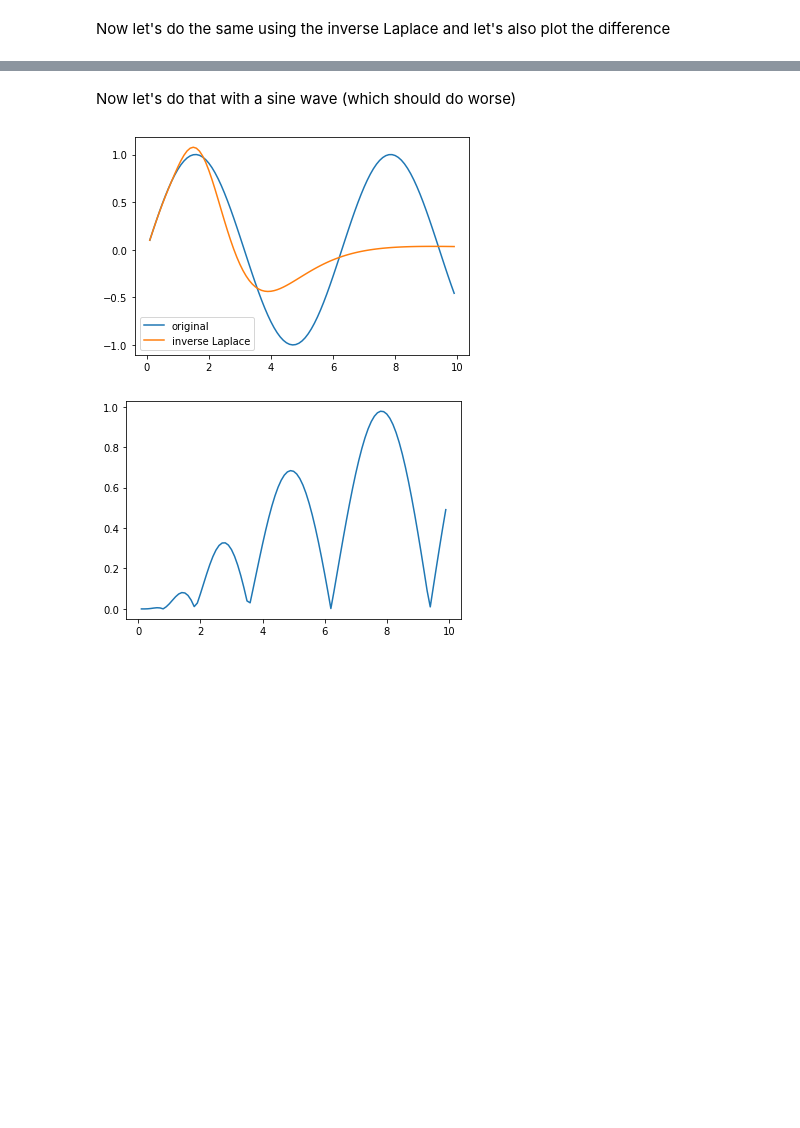
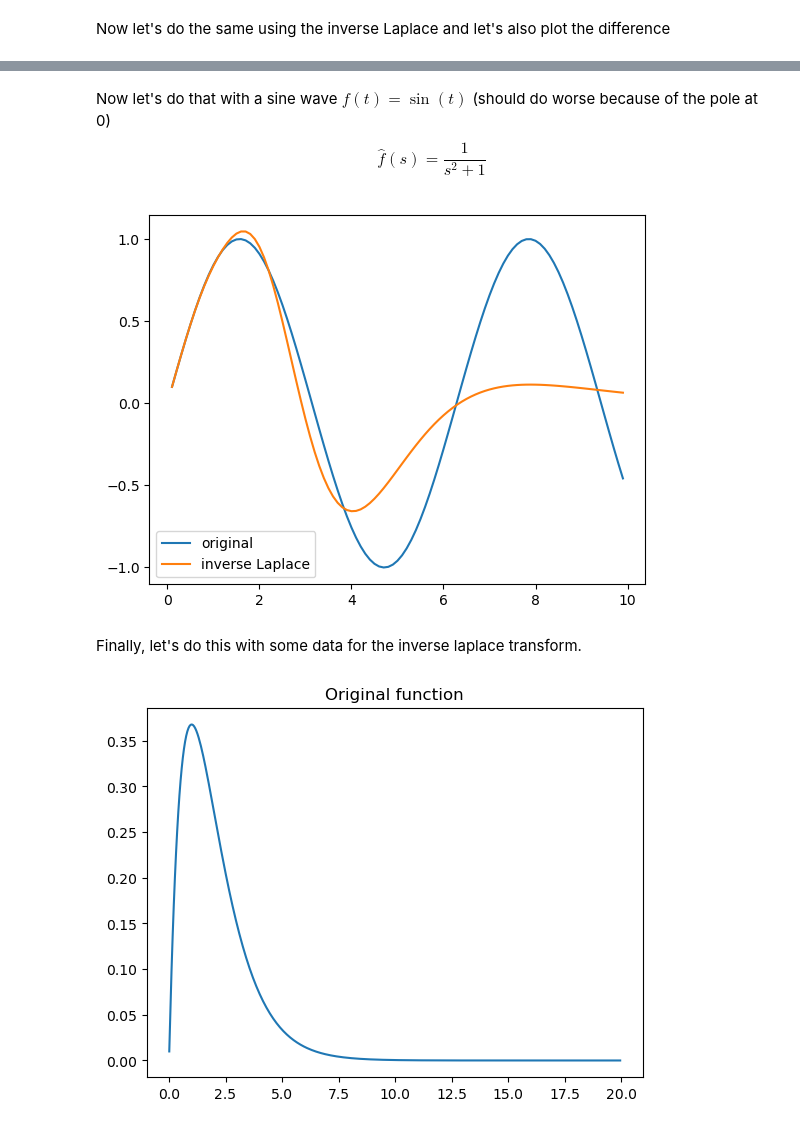
Before and after one commit to sergiogyoz/PDE_Network, a Jupyter notebook: SimpleLaplaceExample.ipynb, the cells around one changed output, grey strips where cells are left out. Cells and saved outputs as stored; diff of their text form; code cells hidden in the pictures; blank space fills up the shorter version.

```diff
--- a/SimpleLaplaceExample.ipynb
+++ b/SimpleLaplaceExample.ipynb
@@ -46,13 +49,14 @@ plt.plot(t,diff,label="difference");
 # %% [markdown]
-Now let's do that with a sine wave (which should do worse)
+Now let's do that with a sine wave $f(t)=\sin(t)$ (should do worse because of the pole at 0)
+$$\hat{f}(s)=\frac{1}{s^2+1}$$
 # %%
 ft = lambda t: sin(t)  #Time domain
 fs = lambda s: 1/(s**2+1) #Laplace domain
 
 f=[]; f2=[];
 for time in t:
-    f.append( ft(time) )
-    f2.append(invertlaplace(fs,time,method='stehfest',degree=7));
+    f.append( ft(time) );
+    f2.append(invertlaplace(fs,time,method='stehfest',degree=10));
 
 plt.plot(t,f,label="original");
 plt.plot(t,f2,label="inverse Laplace");
@@ -63,5 +67,45 @@ plt.figure();
 diff=np.abs(np.array(f)-np.array(f2));
 plt.plot(t,diff,label="difference");
 # %% [output]
-[figure, old version]
+[figure, new version]
-[figure, removed]
+# %% [markdown]
+Finally, let's do this with some data for the inverse laplace transform.
+# %%
+# Making up some data for the concentrations at nodes
+timeseries=[];
+delta=1/100;
+t=0;
+times=[];
+for i in range(1000):
+    if i<200:
+        timeseries.append((t/5)**2);
+    elif i<500:
+        timeseries.append((3-t/2));
+    else:
+        timeseries.append(1);
+    times.append(t);
+    t=t+delta;
+
+#plt.plot(times,timeseries);
+
+#index from time
+t2index=lambda t: round(t/delta);
+
+#the actual function
+"""def dataft(t):
+    if t<0:
+        return 0;
+    if t<=(1000-1)*delta:
+        ind=t2index(t);
+        return timeseries[ind];
+    return 0;"""
+#exact test ft
+dataft = lambda t: t*exp(-t);
+
+times=np.arange(delta,2*(1000-1)*delta,0.05);
+values=[dataft(t) for t in times];
+plt.plot(times,values);
+plt.title("Original function");
+plt.show();
+# %% [output]
+[figure, added]
```
Also changed, not shown: parts of 10 cells of this notebook.
